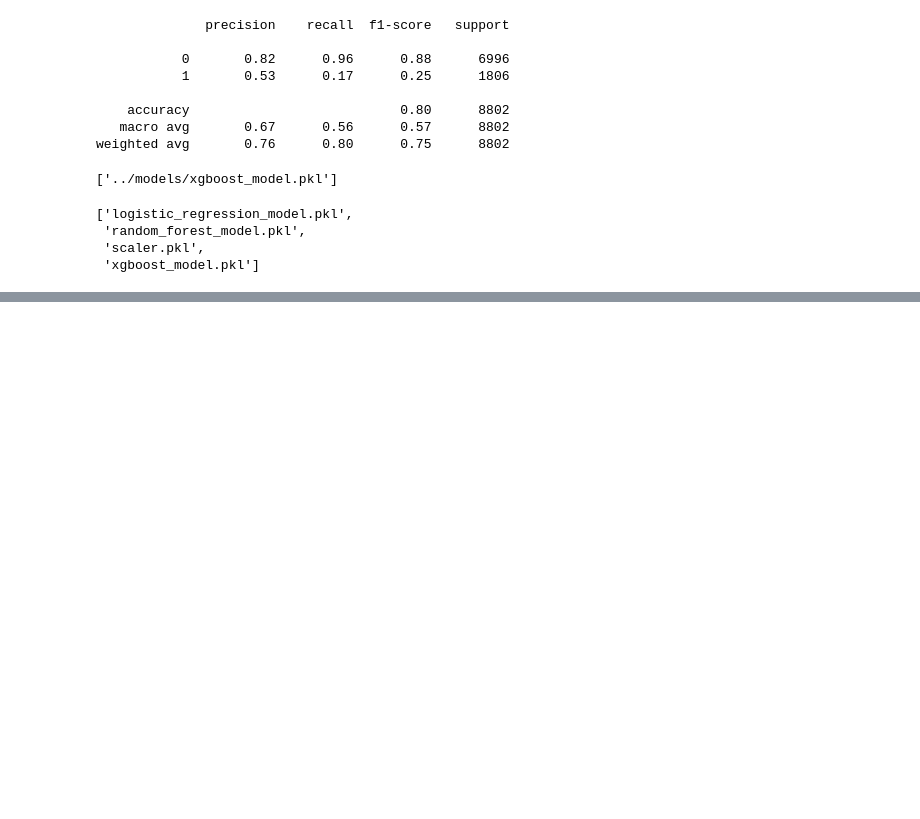
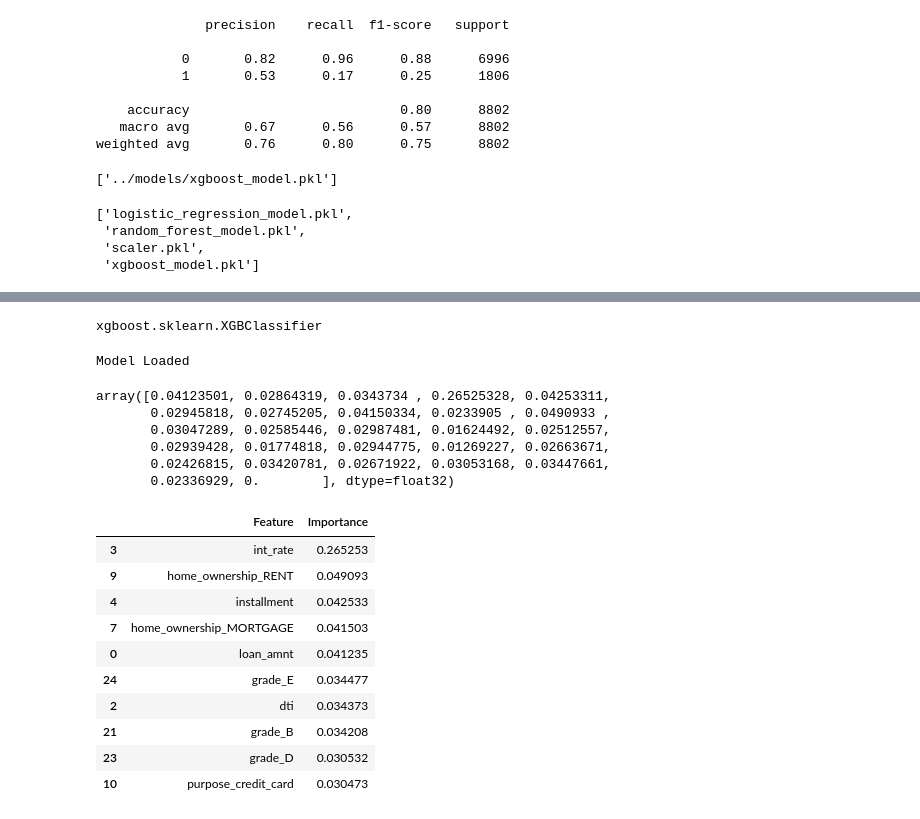
Before and after one commit to ekta-k2026/AI-Credit-Risk-Lending-Decision-Engine, a Jupyter notebook: notebooks/07_xgboost.ipynb, the cells around one changed output, grey strips where cells are left out. Drawn from its saved outputs; the diff is of its cells as text; code cells hidden in the pictures; blank space fills up the shorter version.

```diff
--- a/notebooks/07_xgboost.ipynb
+++ b/notebooks/07_xgboost.ipynb
@@ -128,0 +139,79 @@ os.listdir("../models")
+# %%
+type(xgb_model)
+# %% [output]
+xgboost.sklearn.XGBClassifier
+# %%
+import joblib
+
+xgb_model = joblib.load(
+    "../models/xgboost_model.pkl"
+)
+
+print("Model Loaded")
+# %% [output]
+Model Loaded
+# %%
+xgb_model.feature_importances_
+# %% [output]
+array([0.04123501, 0.02864319, 0.0343734 , 0.26525328, 0.04253311,
+       0.02945818, 0.02745205, 0.04150334, 0.0233905 , 0.0490933 ,
+       0.03047289, 0.02585446, 0.02987481, 0.01624492, 0.02512557,
+       0.02939428, 0.01774818, 0.02944775, 0.01269227, 0.02663671,
+       0.02426815, 0.03420781, 0.02671922, 0.03053168, 0.03447661,
+       0.02336929, 0.        ], dtype=float32)
+# %%
+import pandas as pd
+
+feature_names = [
+    'loan_amnt',
+    'annual_inc',
+    'dti',
+    'int_rate',
+    'installment',
+    'avg_fico',
+    'emp_length_num',
+    'home_ownership_MORTGAGE',
+    'home_ownership_OWN',
+    'home_ownership_RENT',
+    'purpose_credit_card',
+    'purpose_debt_consolidation',
+    'purpose_home_improvement',
+    'purpose_house',
+    'purpose_major_purchase',
+    'purpose_medical',
+    'purpose_moving',
+    'purpose_other',
+    'purpose_renewable_energy',
+    'purpose_small_business',
+    'purpose_vacation',
+    'grade_B',
+    'grade_C',
+    'grade_D',
+    'grade_E',
+    'grade_F',
+    'grade_G'
+]
+
+importance_df = pd.DataFrame({
+    "Feature": feature_names,
+    "Importance": xgb_model.feature_importances_
+})
+
+importance_df = importance_df.sort_values(
+    by="Importance",
+    ascending=False
+)
+
+importance_df.head(10)
+# %% [output]
+|  | Feature | Importance |
+| 3 | int_rate | 0.265253 |
+| 9 | home_ownership_RENT | 0.049093 |
+| 4 | installment | 0.042533 |
+| 7 | home_ownership_MORTGAGE | 0.041503 |
+| 0 | loan_amnt | 0.041235 |
+| 24 | grade_E | 0.034477 |
+| 2 | dti | 0.034373 |
+| 21 | grade_B | 0.034208 |
+| 23 | grade_D | 0.030532 |
+| 10 | purpose_credit_card | 0.030473 |
```
Also changed, not shown: parts of 3 cells of this notebook, 1 other file.
